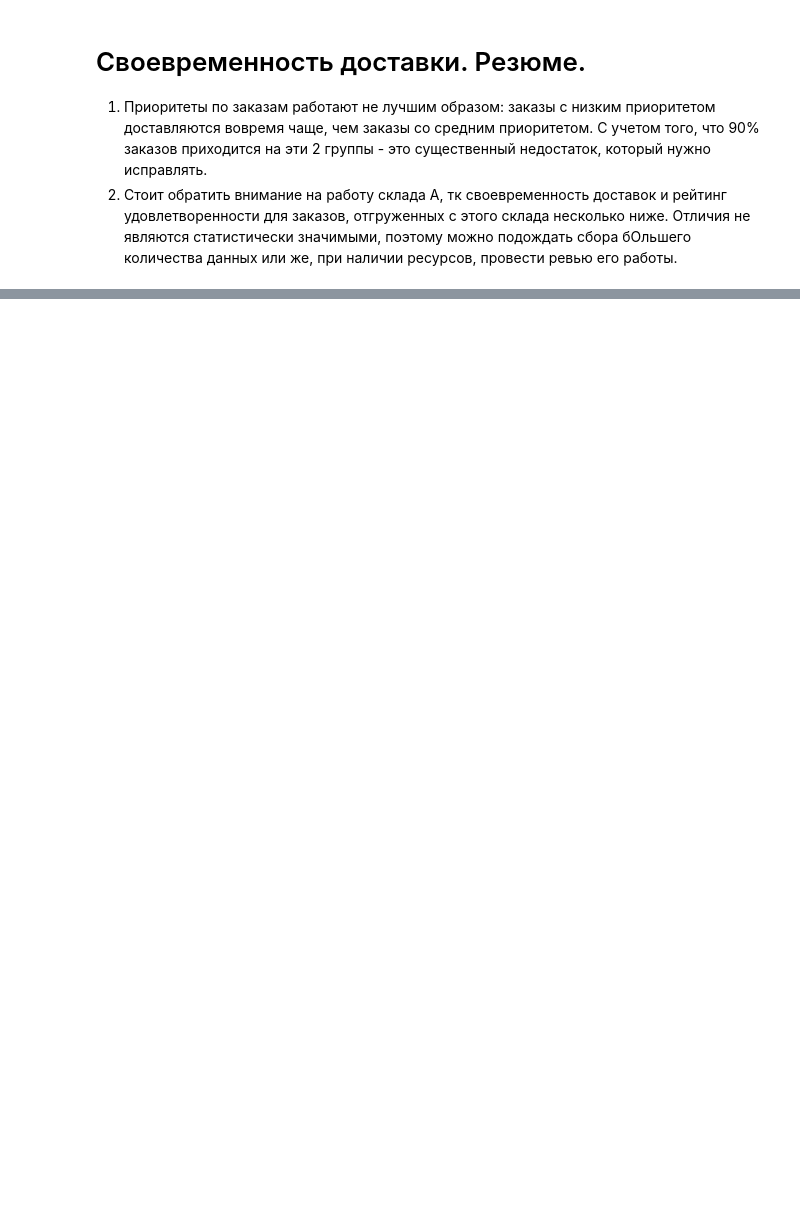
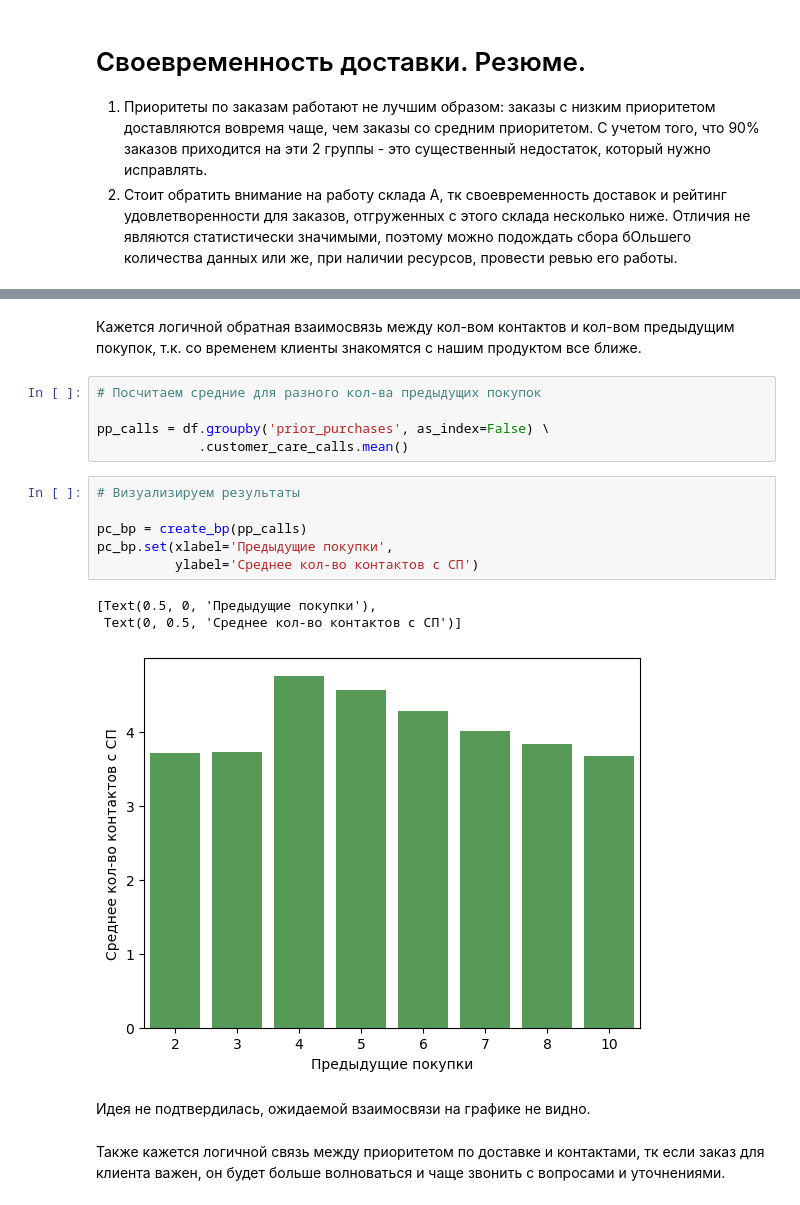
Before and after one commit to DmitriyRys/e_commerce_delivery, a Jupyter notebook: shipping_ecommerce_analysis.ipynb, the cells around one changed output, grey strips where cells are left out. Cells and saved outputs as stored; diff of their text form; blank space fills up the shorter version.

```diff
--- a/shipping_ecommerce_analysis.ipynb
+++ b/shipping_ecommerce_analysis.ipynb
@@ -1406,0 +1461,21 @@ pd.crosstab(a, b)
+# %% [markdown]
+Кажется логичной обратная взаимосвязь между кол-вом контактов и кол-вом предыдущим покупок, т.к. со временем клиенты знакомятся с нашим продуктом все ближе.
+# %%
+# Посчитаем средние для разного кол-ва предыдущих покупок
+
+pp_calls = df.groupby('prior_purchases', as_index=False) \
+             .customer_care_calls.mean()
+# %%
+# Визуализируем результаты
+
+pc_bp = create_bp(pp_calls)
+pc_bp.set(xlabel='Предыдущие покупки',
+          ylabel='Среднее кол-во контактов с СП')
+# %% [output]
+[Text(0.5, 0, 'Предыдущие покупки'),
+ Text(0, 0.5, 'Среднее кол-во контактов с СП')]
+[figure, added]
+# %% [markdown]
+Идея не подтвердилась, ожидаемой взаимосвязи на графике не видно.
+# %% [markdown]
+Также кажется логичной связь между приоритетом по доставке и контактами, тк если заказ для клиента важен, он будет больше волноваться и чаще звонить с вопросами и уточнениями.
```
Also changed, not shown: parts of 61 cells of this notebook, 1 other file.
